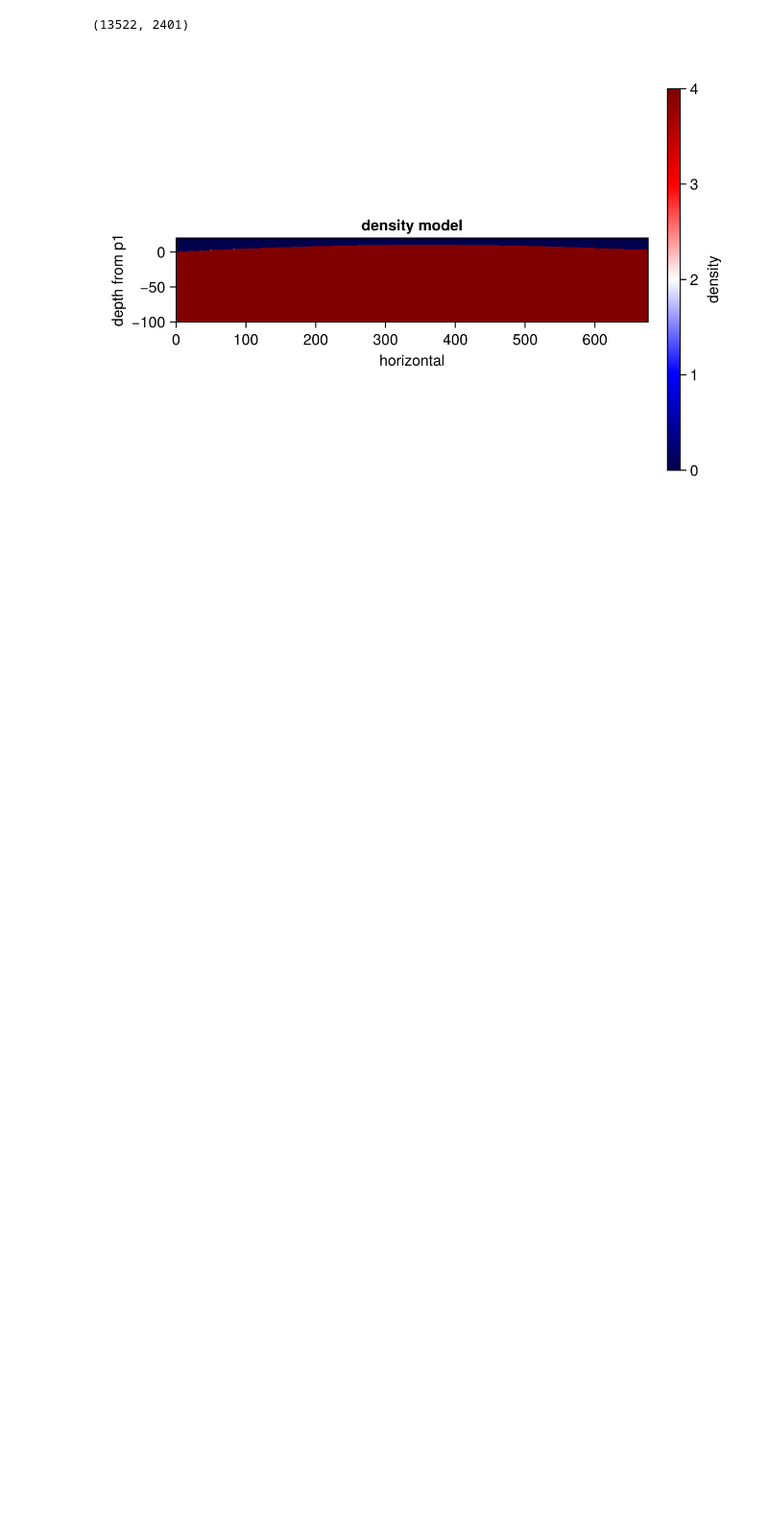
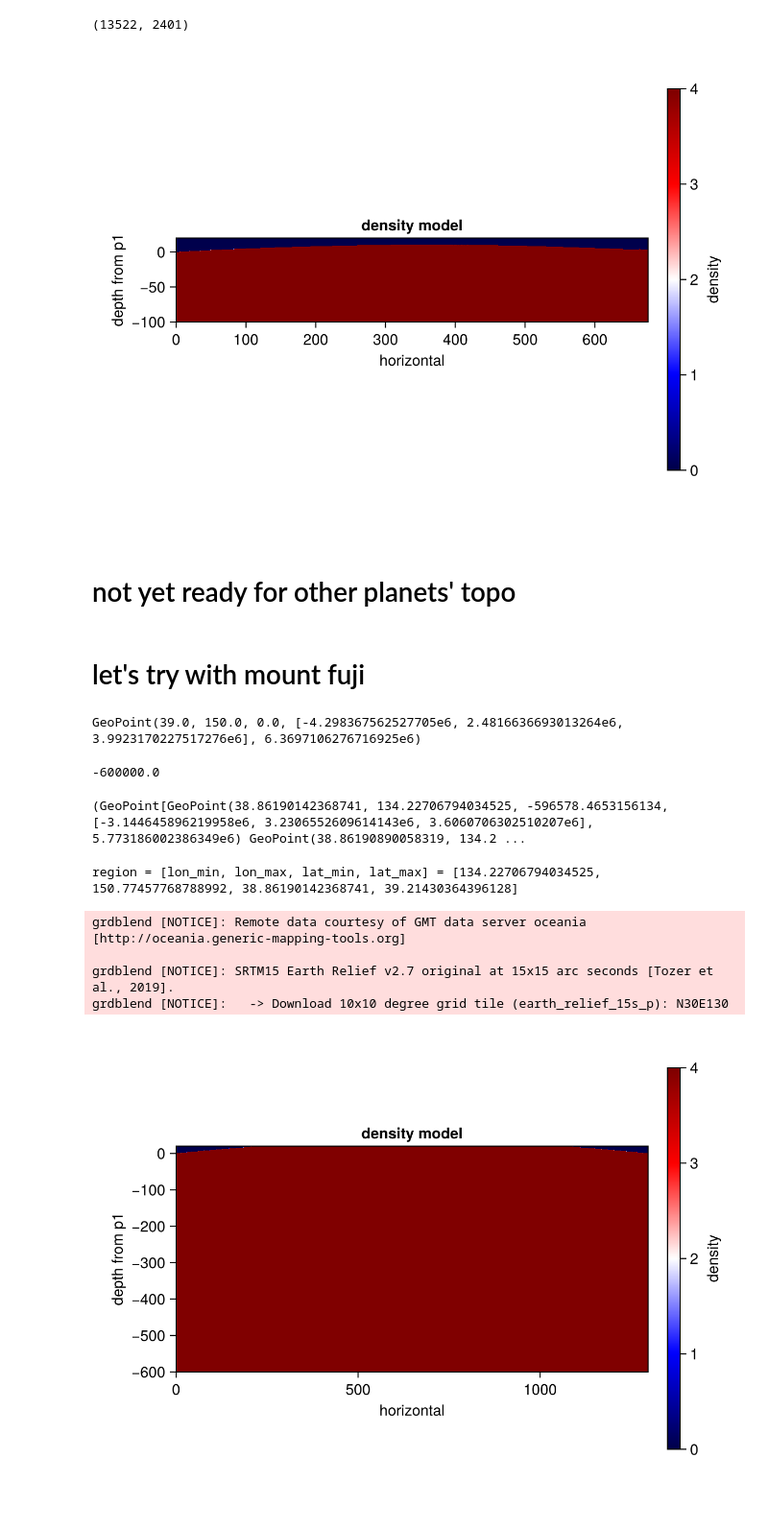
Before and after one commit to seismobassoon/flexibleOPT, a Jupyter notebook: OPTmotors/misc/geopoints_exercises.ipynb, the cells around one changed output. Shown at 96% size. Saved outputs shown, nothing was run; the diff lists cells and outputs as text; code cells hidden in the pictures; blank space fills up the shorter version.

```diff
--- a/OPTmotors/misc/geopoints_exercises.ipynb
+++ b/OPTmotors/misc/geopoints_exercises.ipynb
@@ -82,3 +82,36 @@ Colorbar(fig[1,2], hm, label="density")
 fig
 # %% [output]
 [figure]
+# %% [markdown]
+# not yet ready for other planets' topo
+# %% [markdown]
+# let's try with mount fuji
+# %%
+# two (extreme) points that can define the slice (or the x-y local plane for 3D box)
+p1 = GeoPoint(38.9,135.0) # Paris
+p2 = GeoPoint(39.0,150.0)
+# %% [output]
+GeoPoint(39.0, 150.0, 0.0, [-4.298367562527705e6, 2.4816636693013264e6, 3.9923170227517276e6], 6.3697106276716925e6)
+# %%
+
+Δx = 100.0 # in metre
+Δz = 100.0
+
+altMax = 20.e3 # in metre
+altMin = -600.e3 # in metre
+# %% [output]
+-600000.0
+# %%
+allGridsInGeoPoints, allGridsInCartesian, effectiveRadii=constructLocalBox(p1,p2,Δx,Δz,altMin,altMax)
+# %% [output]
+(GeoPoint[GeoPoint(38.86190142368741, 134.22706794034525, -596578.4653156134, [-3.144645896219958e6, 3.2306552609614143e6, 3.6060706302510207e6], 5.773186002386349e6) GeoPoint(38.86190890058319, 134.2 ...
+# %%
+seismicModel=getParamsAndTopo(allGridsInGeoPoints,1.0)
+Nx,Nz=size(allGridsInCartesian)
+# %% [output]
+region = [lon_min, lon_max, lat_min, lat_max] = [134.22706794034525, 150.77457768788992, 38.86190142368741, 39.21430364396128]
+grdblend [NOTICE]: Remote data courtesy of GMT data server oceania [http://oceania.generic-mapping-tools.org]
+
+grdblend [NOTICE]: SRTM15 Earth Relief v2.7 original at 15x15 arc seconds [Tozer et al., 2019].
+grdblend [NOTICE]:   -> Download 10x10 degree grid tile (earth_relief_15s_p): N30E130
+[figure, added]
```
Also changed, not shown: parts of 1 cell of this notebook, 1 other file.
